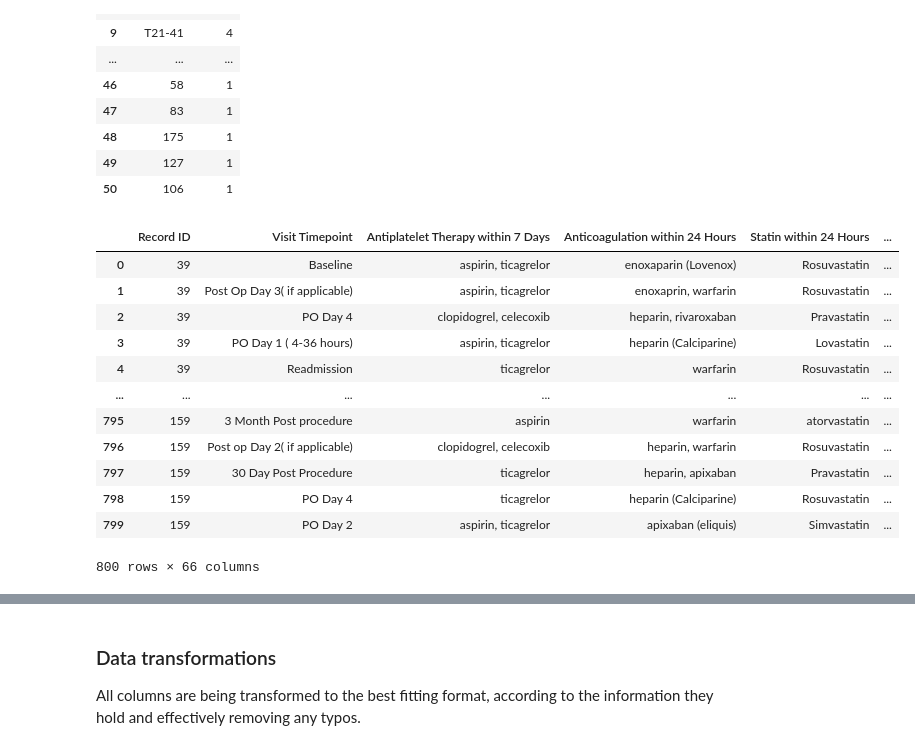
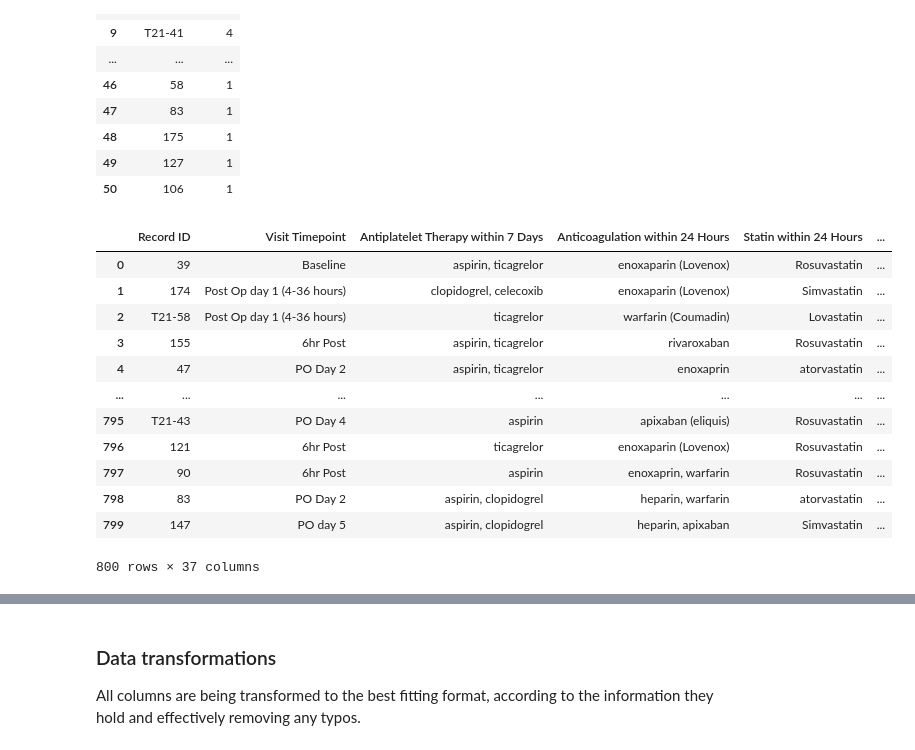
Before and after one commit to kstack21/CapstoneC2023, a Jupyter notebook: steps.ipynb, the cells around one changed output, grey strips where cells are left out. Cells and saved outputs as stored; diff of their text form; code cells hidden in the pictures.

Commit message:
data splited into baseline and teg

```diff
--- a/steps.ipynb
+++ b/steps.ipynb
@@ -118,22 +100,25 @@ event_counts
 | 49 | 127 | 1 |
 | 50 | 106 | 1 |
 # %%
-# Merge the event counts with the merged_df
-merged_df = merged_df.merge(event_counts, on='Record ID', how='left')
+# Merge the event counts with the baseline and teg values
+tegValues_df = tegValues_df.merge(event_counts, on='Record ID', how='left')
+baseline_df = baseline_df.merge(event_counts, on='Record ID', how='left')
+
 # Fill NaN values in the 'event_count' column with 0
-merged_df['Events'].fillna(0, inplace=True)
-merged_df
+tegValues_df['Events'].fillna(0, inplace=True)
+baseline_df['Events'].fillna(0, inplace=True)
+tegValues_df
 # %% [output]
 |  | Record ID | Visit Timepoint | Antiplatelet Therapy within 7 Days | Anticoagulation within 24 Hours | Statin within 24 Hours | ... |
 | 0 | 39 | Baseline | aspirin, ticagrelor | enoxaparin (Lovenox) | Rosuvastatin | ... |
-| 1 | 39 | Post Op Day 3( if applicable) | aspirin, ticagrelor | enoxaprin, warfarin | Rosuvastatin | ... |
-| 2 | 39 | PO Day 4 | clopidogrel, celecoxib | heparin, rivaroxaban | Pravastatin | ... |
-| 3 | 39 | PO Day 1 ( 4-36 hours) | aspirin, ticagrelor | heparin (Calciparine) | Lovastatin | ... |
-| 4 | 39 | Readmission | ticagrelor | warfarin | Rosuvastatin | ... |
+| 1 | 174 | Post Op day 1 (4-36 hours) | clopidogrel, celecoxib | enoxaparin (Lovenox) | Simvastatin | ... |
+| 2 | T21-58 | Post Op day 1 (4-36 hours) | ticagrelor | warfarin (Coumadin) | Lovastatin | ... |
+| 3 | 155 | 6hr Post | aspirin, ticagrelor | rivaroxaban | Rosuvastatin | ... |
+| 4 | 47 | PO Day 2 | aspirin, ticagrelor | enoxaprin | atorvastatin | ... |
 | ... | ... | ... | ... | ... | ... | ... |
-| 795 | 159 | 3 Month Post procedure | aspirin | warfarin | atorvastatin | ... |
-| 796 | 159 | Post op Day 2( if applicable) | clopidogrel, celecoxib | heparin, warfarin | Rosuvastatin | ... |
-| 797 | 159 | 30 Day Post Procedure | ticagrelor | heparin, apixaban | Pravastatin | ... |
-| 798 | 159 | PO Day 4 | ticagrelor | heparin (Calciparine) | Rosuvastatin | ... |
-| 799 | 159 | PO Day 2 | aspirin, ticagrelor | apixaban (eliquis) | Simvastatin | ... |
+| 795 | T21-43 | PO Day 4 | aspirin | apixaban (eliquis) | Rosuvastatin | ... |
+| 796 | 121 | 6hr Post | ticagrelor | enoxaparin (Lovenox) | Rosuvastatin | ... |
+| 797 | 90 | 6hr Post | aspirin | enoxaprin, warfarin | Rosuvastatin | ... |
+| 798 | 83 | PO Day 2 | aspirin, clopidogrel | heparin, warfarin | atorvastatin | ... |
+| 799 | 147 | PO day 5 | aspirin, clopidogrel | heparin, apixaban | Simvastatin | ... |
-800 rows × 66 columns
+800 rows × 37 columns
```
Also changed, not shown: parts of 40 cells of this notebook, 4 other files.
